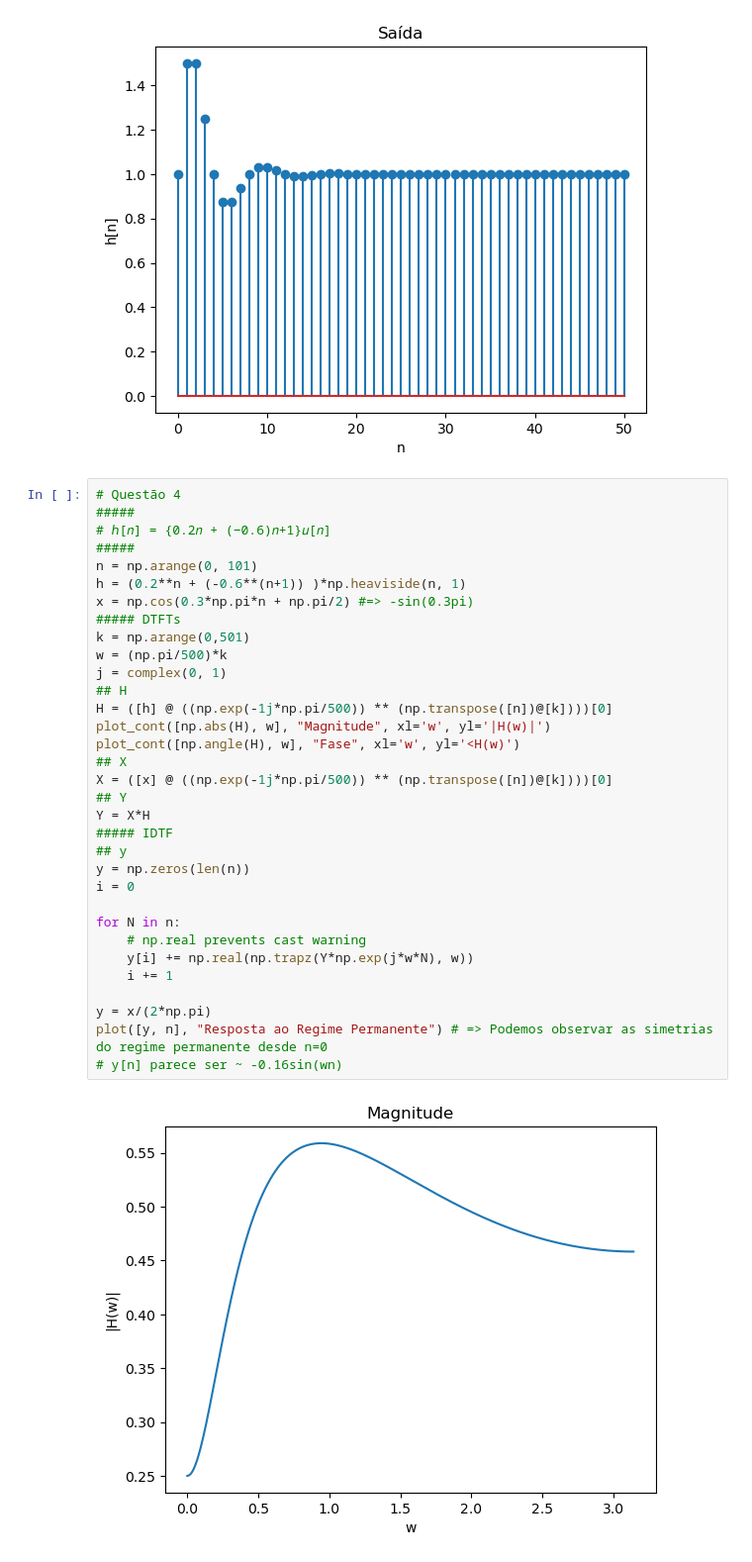
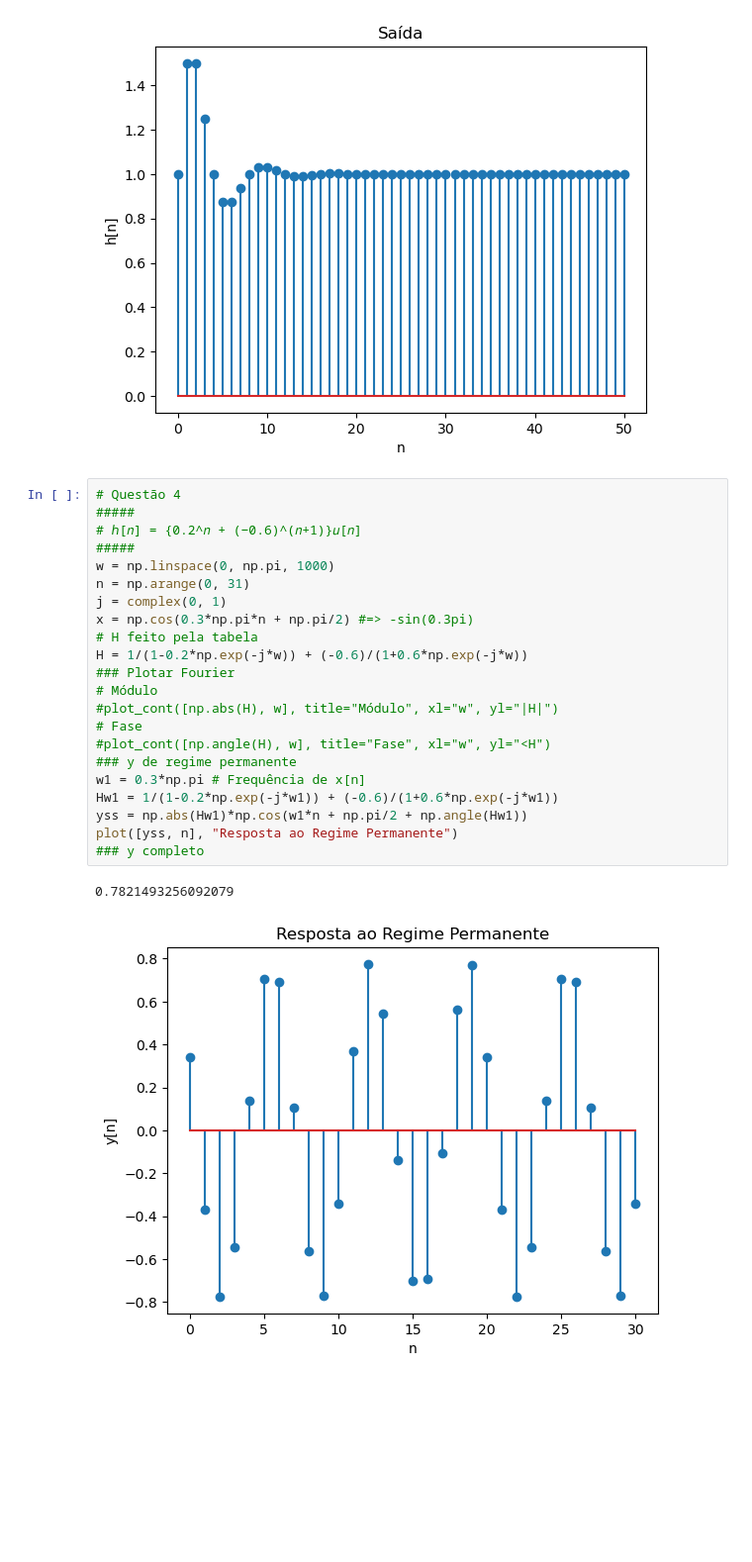
Before and after one commit to Emanuel600/Misc, a Jupyter notebook: DSP/Emanuel S Araldi - P1.ipynb, the cells around one changed output. Shown at 99% size. Drawn from its saved outputs; the diff is of its cells as text; blank space fills up the shorter version.

```diff
--- a/DSP/Emanuel S Araldi - P1.ipynb
+++ b/DSP/Emanuel S Araldi - P1.ipynb
@@ -219,35 +218,25 @@ print(abs((y-yss)/yss) < 0.02) # Permanente desde n=12
 # %%
 # Questão 4
 #####
-# ℎ[𝑛] = {0.2𝑛 + (−0.6)𝑛+1}𝑢[𝑛]
+# ℎ[𝑛] = {0.2^𝑛 + (−0.6)^(𝑛+1)}𝑢[𝑛]
 #####
-n = np.arange(0, 101)
-h = (0.2**n + (-0.6**(n+1)) )*np.heaviside(n, 1)
+w = np.linspace(0, np.pi, 1000)
+n = np.arange(0, 31)
+j = complex(0, 1)
 x = np.cos(0.3*np.pi*n + np.pi/2) #=> -sin(0.3pi)
-##### DTFTs
-k = np.arange(0,501)
-w = (np.pi/500)*k
-j = complex(0, 1)
-## H
-H = ([h] @ ((np.exp(-1j*np.pi/500)) ** (np.transpose([n])@[k])))[0]
-plot_cont([np.abs(H), w], "Magnitude", xl='w', yl='|H(w)|')
-plot_cont([np.angle(H), w], "Fase", xl='w', yl='<H(w)')
-## X
-X = ([x] @ ((np.exp(-1j*np.pi/500)) ** (np.transpose([n])@[k])))[0]
-## Y
-Y = X*H
-##### IDTF
-## y
-y = np.zeros(len(n))
-i = 0
-
-for N in n:
-    # np.real prevents cast warning
-    y[i] += np.real(np.trapz(Y*np.exp(j*w*N), w))
-    i += 1
-
-y = x/(2*np.pi)
-plot([y, n], "Resposta ao Regime Permanente") # => Podemos observar as simetrias do regime permanente desde n=0
-# y[n] parece ser ~ -0.16sin(wn)
+# H feito pela tabela
+H = 1/(1-0.2*np.exp(-j*w)) + (-0.6)/(1+0.6*np.exp(-j*w))
+### Plotar Fourier
+# Módulo
+#plot_cont([np.abs(H), w], title="Módulo", xl="w", yl="|H|")
+# Fase
+#plot_cont([np.angle(H), w], title="Fase", xl="w", yl="<H")
+### y de regime permanente
+w1 = 0.3*np.pi # Frequência de x[n]
+Hw1 = 1/(1-0.2*np.exp(-j*w1)) + (-0.6)/(1+0.6*np.exp(-j*w1))
+yss = np.abs(Hw1)*np.cos(w1*n + np.pi/2 + np.angle(Hw1))
+plot([yss, n], "Resposta ao Regime Permanente")
+### y completo
 # %% [output]
+0.7821493256092079
-[figure, old version]
+[figure, new version]
```
Also changed, not shown: parts of 2 cells of this notebook.
